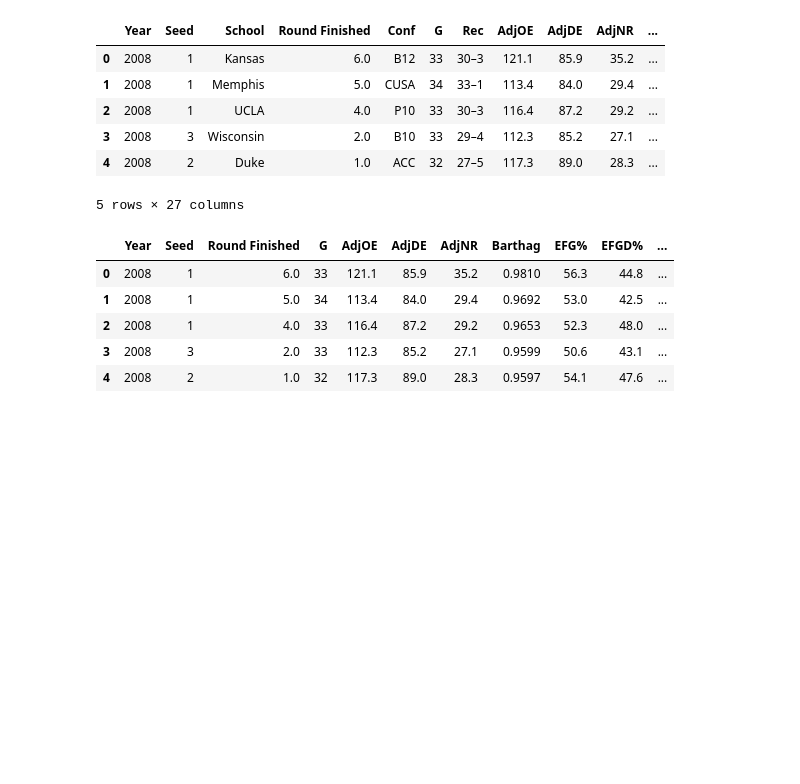
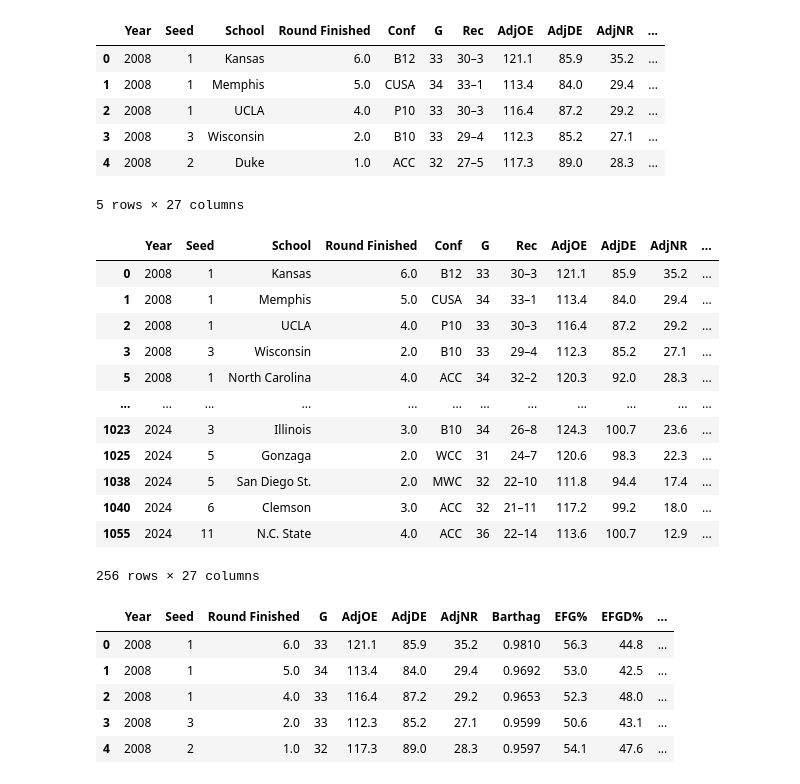
Before and after one commit to makennavick/march-madness-project, a Jupyter notebook: Logistic_Regression_model.ipynb, the cells around one changed output. Cells and saved outputs as stored; diff of their text form; code cells hidden in the pictures; blank space fills up the shorter version.

Commit message:
working on Logistic regression to classify between if they make the Sweet 16 or not

```diff
--- a/Logistic_Regression_model.ipynb
+++ b/Logistic_Regression_model.ipynb
@@ -27,6 +27,23 @@ copy_df = bracket_df.copy()
 
 #Create New Dataframe for all years except 2025
 no_2025_df = copy_df.loc[(copy_df["Year"] != 2025)]
+# %%
+#Set Round Finished to Sweet Sixteen (2)
+s_16_df = no_2025_df[no_2025_df['Round Finished'] >= 2]
+# %% [output]
+|  | Year | Seed | School | Round Finished | Conf | G | Rec | AdjOE | AdjDE | AdjNR | ... |
+| 0 | 2008 | 1 | Kansas | 6.0 | B12 | 33 | 30–3 | 121.1 | 85.9 | 35.2 | ... |
+| 1 | 2008 | 1 | Memphis | 5.0 | CUSA | 34 | 33–1 | 113.4 | 84.0 | 29.4 | ... |
+| 2 | 2008 | 1 | UCLA | 4.0 | P10 | 33 | 30–3 | 116.4 | 87.2 | 29.2 | ... |
+| 3 | 2008 | 3 | Wisconsin | 2.0 | B10 | 33 | 29–4 | 112.3 | 85.2 | 27.1 | ... |
+| 5 | 2008 | 1 | North Carolina | 4.0 | ACC | 34 | 32–2 | 120.3 | 92.0 | 28.3 | ... |
+| ... | ... | ... | ... | ... | ... | ... | ... | ... | ... | ... | ... |
+| 1023 | 2024 | 3 | Illinois | 3.0 | B10 | 34 | 26–8 | 124.3 | 100.7 | 23.6 | ... |
+| 1025 | 2024 | 5 | Gonzaga | 2.0 | WCC | 31 | 24–7 | 120.6 | 98.3 | 22.3 | ... |
+| 1038 | 2024 | 5 | San Diego St. | 2.0 | MWC | 32 | 22–10 | 111.8 | 94.4 | 17.4 | ... |
+| 1040 | 2024 | 6 | Clemson | 3.0 | ACC | 32 | 21–11 | 117.2 | 99.2 | 18.0 | ... |
+| 1055 | 2024 | 11 | N.C. State | 4.0 | ACC | 36 | 22–14 | 113.6 | 100.7 | 12.9 | ... |
+256 rows × 27 columns
 # %%
 #Create Dummies Dataframe
 dummies_df = pd.get_dummies(no_2025_df)
```
Also changed, not shown: 1 other file.
